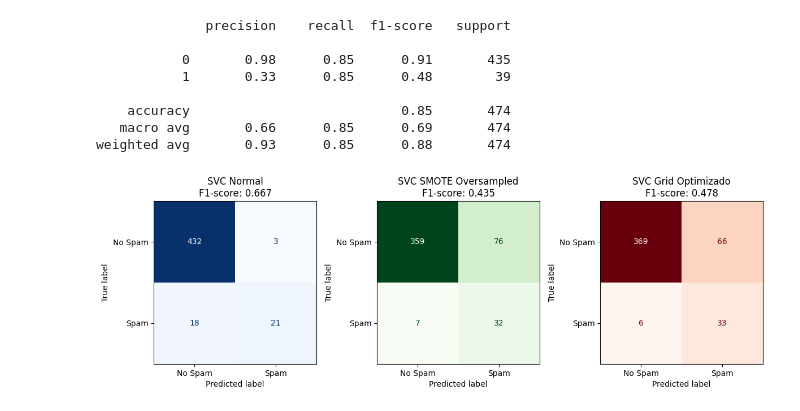
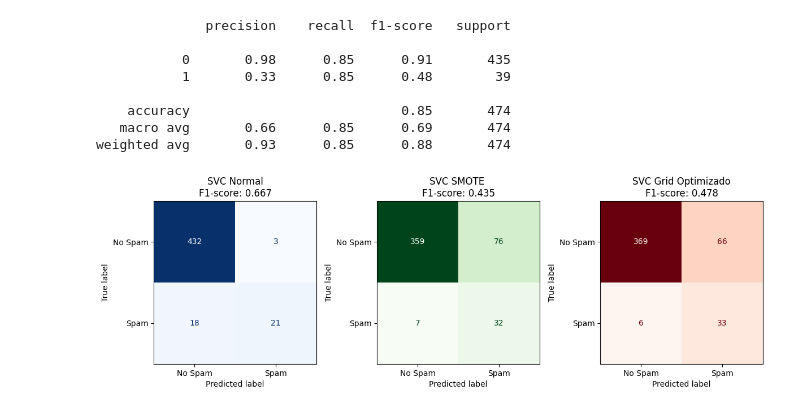
Before and after one commit to 4GeeksAcademy/andrupax94-intro-ml, a Jupyter notebook: src/12-nlp-url-spam.ipynb, the cells around one changed output. Cells and saved outputs as stored; diff of their text form; code cells hidden in the pictures.

```diff
--- a/src/12-nlp-url-spam.ipynb
+++ b/src/12-nlp-url-spam.ipynb
@@ -409,27 +405,27 @@ print(classification_report(y_test, predict_grid))
 weighted avg       0.93      0.85      0.88       474
 # %%
 # Vamos ahora a comparar ambas predicciones con una matriz de confucion
-fig, (ax1, ax2, ax3) = plt.subplots(1, 3, figsize=(12, 5))
+fig, (ax1, ax2, ax3) = plt.subplots(1, 3, figsize = (12, 5))
 
 # Normal
 cm_base = confusion_matrix(y_test, y_pred)
-disp_base = ConfusionMatrixDisplay(confusion_matrix=cm_base, display_labels=["No Spam", "Spam"])
-disp_base.plot(ax=ax1, cmap='Blues', colorbar=False)
+disp_base = ConfusionMatrixDisplay(confusion_matrix = cm_base, display_labels   = ["No Spam", "Spam"])
+disp_base.plot(ax=ax1, cmap='Blues', colorbar = False)
 ax1.set_title(f"SVC Normal\nF1-score: {metrics_svc['1']['f1-score']:.3f}")
 
-# OverSampled
+# SMOTE
 cm_over = confusion_matrix(y_test, y_pred_over)
-disp_over = ConfusionMatrixDisplay(confusion_matrix=cm_over, display_labels=["No Spam", "Spam"])
-disp_over.plot(ax=ax2, cmap='Greens', colorbar=False)
-ax2.set_title(f"SVC SMOTE Oversampled\nF1-score: {metrics_svc_over['1']['f1-score']:.3f}")
+disp_over = ConfusionMatrixDisplay(confusion_matrix = cm_over, display_labels = ["No Spam", "Spam"])
+disp_over.plot(ax=ax2, cmap='Greens', colorbar = False)
+ax2.set_title(f"SVC SMOTE \nF1-score: {metrics_svc_over['1']['f1-score']:.3f}")
 
 # Grid Optimizado
 cm_grid = confusion_matrix(y_test, predict_grid)
-disp_grid = ConfusionMatrixDisplay(confusion_matrix=cm_grid, display_labels=["No Spam", "Spam"])
-disp_grid.plot(ax=ax3, cmap='Reds', colorbar=False)
+disp_grid = ConfusionMatrixDisplay(confusion_matrix = cm_grid, display_labels = ["No Spam", "Spam"])
+disp_grid.plot(ax=ax3, cmap='Reds', colorbar = False)
 ax3.set_title(f"SVC Grid Optimizado\nF1-score: {metrics_grid['1']['f1-score']:.3f}")
 
 plt.tight_layout()
 plt.show()
 # %% [output]
-[figure, old version]
+[figure, new version]
```
Also changed, not shown: parts of 12 cells of this notebook, 1 other file.
